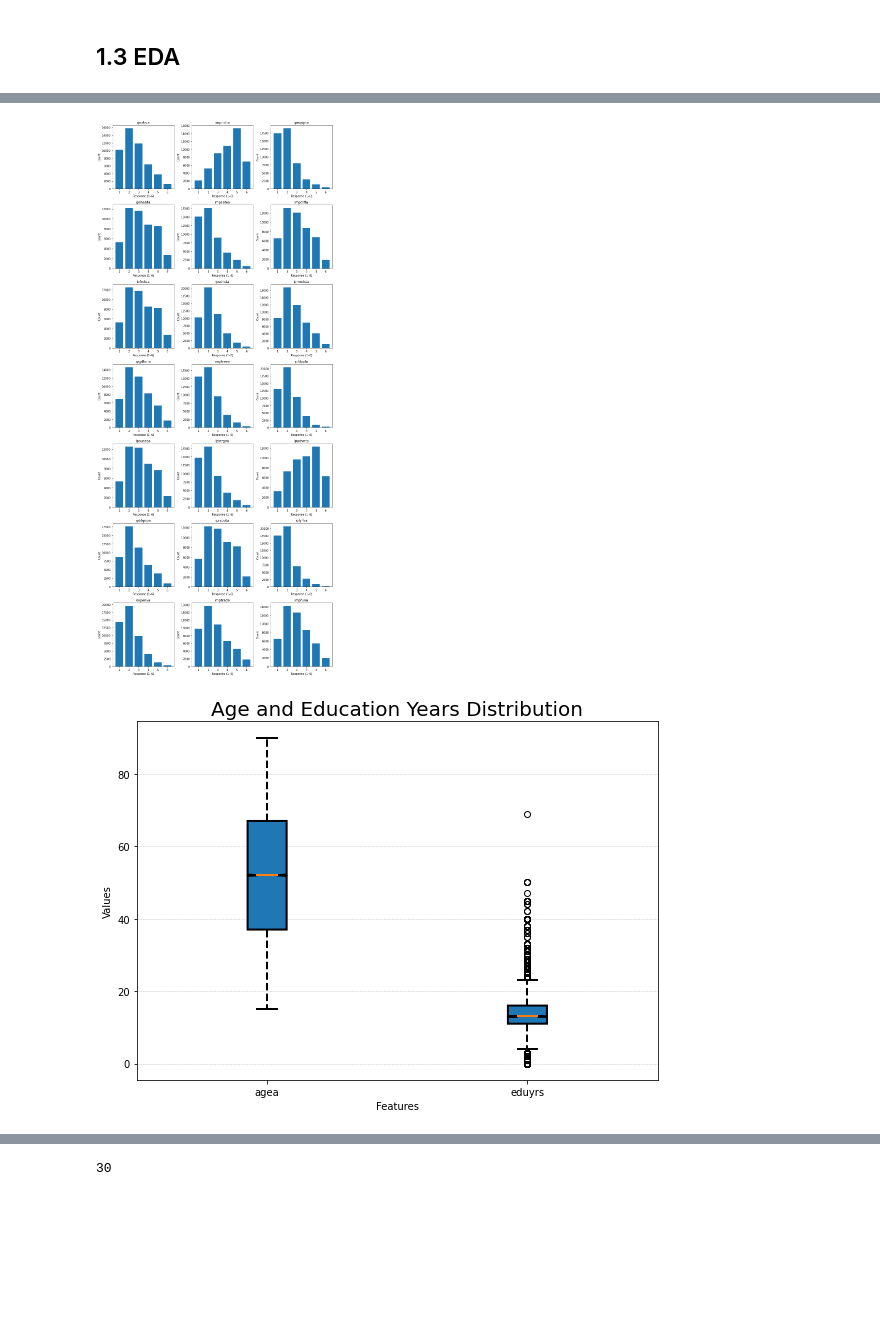
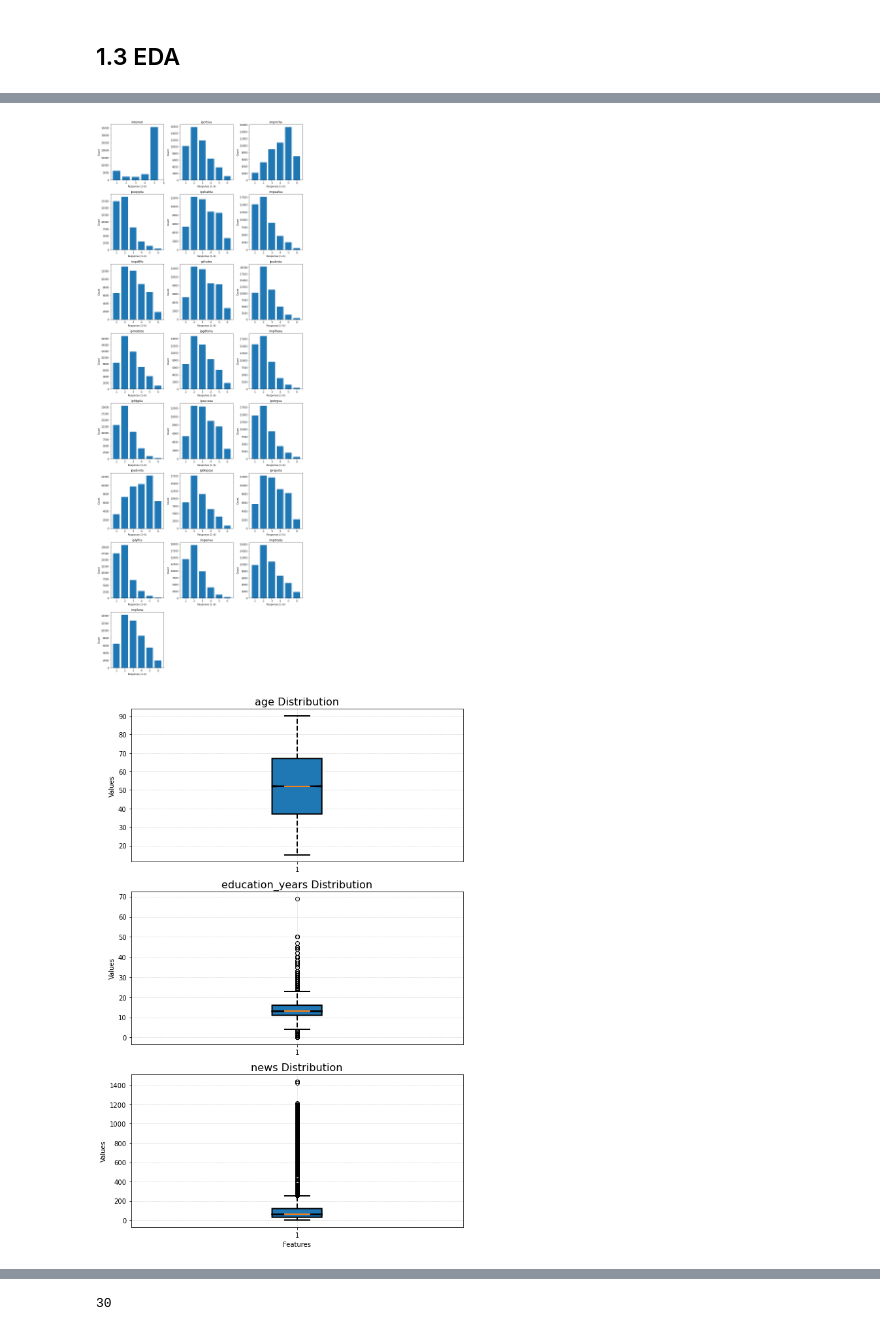
Before and after one commit to kchua675/Thesis, a Jupyter notebook: EDA.ipynb, the cells around one changed output, grey strips where cells are left out. Cells and saved outputs as stored; diff of their text form; code cells hidden in the pictures; blank space fills up the shorter version.

```diff
--- a/EDA.ipynb
+++ b/EDA.ipynb
@@ -58,6 +58,8 @@ missing_map = {
     'gndr': [9],
     'agea': [999],
     'eduyrs': [77, 88, 99],
+    'netusoft': [7,8,9],
+    'nwspol': [7777,8888,9999]
 }
 
 # Variables with 66, 77, 88, 99 as missing
@@ -73,5 +75,7 @@ for var in value_vars:
 for col, codes in missing_map.items():
     df_clean[col] = df_clean[col].replace(codes, np.nan)
 
-X= df_clean.drop('bctprd', axis=1)
-y= df_clean['bctprd']
+df_clean.rename(columns={'agea': 'age', 'nwspol':'news', 'eduyrs': 'education_years', 'gndr': 'gender', 'cntry':'country', 'bctprd':'boycott', 'netusoft': 'internet'}, inplace=True)
+
+df_clean['boycott'] = df_clean['boycott'].replace(2, 0)
+df_clean = df_clean.dropna(subset=['boycott'])
@@ -132,5 +363,6 @@ max        6.000000
 # %%
-df_clean[['gndr', 'bctprd']] = df_clean[['gndr', 'bctprd']].astype('object')
+
+df_clean[['gender', 'boycott']] = df_clean[['gender', 'boycott']].astype('object')
 numerical_cols = df_clean.select_dtypes(include = 'float64').columns
 categorical_cols = df_clean.select_dtypes(include = 'object').columns
 
@@ -149,8 +382,8 @@ import matplotlib.pyplot as plt
 import numpy as np
 import math
 
-# 1. Define your features (Change this list as needed)
-selected_cols = ['agea', 'eduyrs']
+# 1. Define  features
+selected_cols = ['age', 'education_years', 'news']
 # If you want to run all numerical columns, use: selected_cols = numerical_cols
 
 # 2. Calculate dynamic grid dimensions
@@ -199,6 +432,5 @@ for i in range(n_features, len(ax)):
 
 # 6. Final layout and save
 plt.tight_layout()
-plt.savefig('feature_distribution_analysis.pdf', dpi=300)
 plt.show()
 # %% [output]
@@ -206,7 +438,7 @@ plt.show()
 # %%
 
 # Drop continuous variables
-likert_cols = [c for c in numerical_cols if c not in ['agea', 'eduyrs']]
+likert_cols = [c for c in numerical_cols if c not in ['age', 'education_years', 'news']]
 
 n_cols = 3
 n_rows = int(np.ceil(len(likert_cols) / n_cols))
@@ -229,43 +461,44 @@ for j in range(i + 1, len(ax)):
     fig.delaxes(ax[j])
 
 plt.tight_layout()
-plt.savefig('Likert_21_item_counts.pdf', dpi=300)
+#plt.savefig('Likert_21_item_counts.pdf', dpi=300)
 # %% [output]
-[figure, old version]
+[figure, new version]
 # %%
-box_cols = ['agea', 'eduyrs']
+box_cols = ['age', 'education_years', 'news']
 
 # Convert to numeric + drop missing values
 box_data = X[box_cols].apply(pd.to_numeric, errors='coerce').dropna()
 
-plt.figure(figsize=(8, 6))
+fig, axes = plt.subplots(3, 1, figsize=(8, 12))
 
 boxprops = dict(linestyle='-', linewidth=2)
 medianprops = dict(linestyle='-', linewidth=2)
 whiskerprops = dict(linestyle='--', linewidth=2)
 capprops = dict(linestyle='-', linewidth=2)
 
-plt.boxplot(
-    box_data.values,
-    labels=box_cols,
-    notch=True,
-    patch_artist=True,
-    boxprops=boxprops,
-    medianprops=medianprops,
-    whiskerprops=whiskerprops,
-    capprops=capprops
-)
+for i, col in enumerate(box_cols):
+    axes[i].boxplot(
+        box_data[col].values,
+        notch=True,
+        patch_artist=True,
+        boxprops=boxprops,
+        medianprops=medianprops,
+        whiskerprops=whiskerprops,
+        capprops=capprops
+    )
 
-plt.grid(True, linestyle='--', linewidth=0.5, alpha=0.7, axis='y')
-plt.title('Age and Education Years Distribution', fontsize=20)
-plt.xlabel('Features')
-plt.ylabel('Values')
+    axes[i].set_title(f'{col} Distribution', fontsize=16)
+    axes[i].set_ylabel('Values')
+    axes[i].grid(True, linestyle='--', linewidth=0.5, alpha=0.7)
+
+axes[-1].set_xlabel('Features')
 
 plt.tight_layout()
-plt.savefig('Age_Eduyrs_boxplot.pdf', dpi=300)
 plt.show()
+#plt.savefig('Age_Eduyrs_boxplot.pdf', dpi=300)
 # %% [output]
-[figure, old version]
+[figure, new version]
 # %%
 import pandas as pd
 
```
Also changed, not shown: parts of 21 cells of this notebook, 2 other files.
